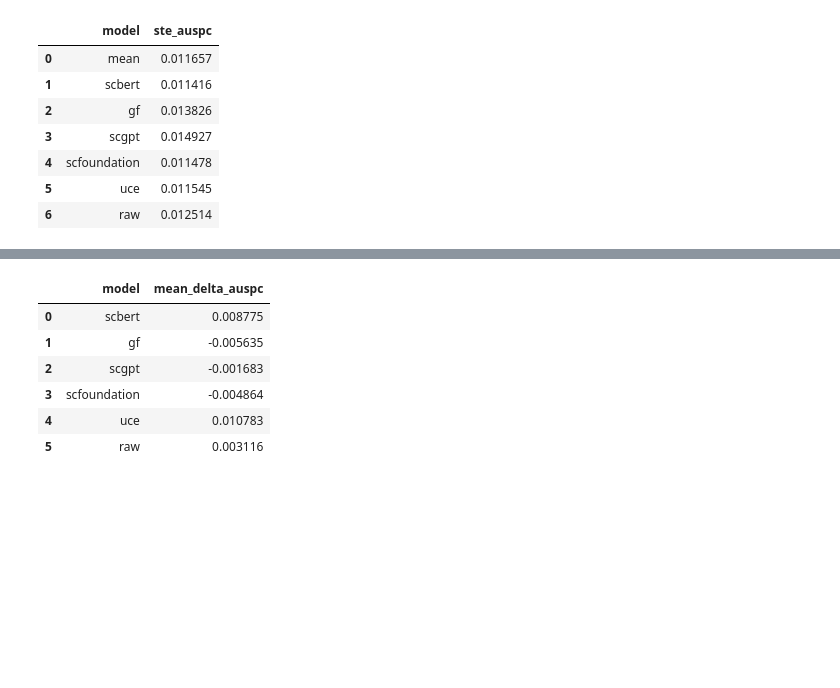
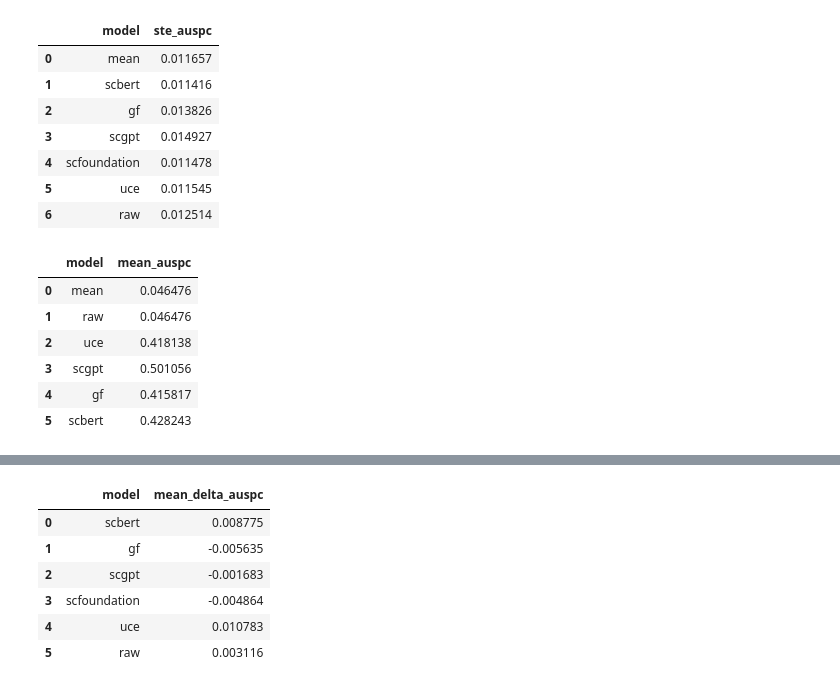
Before and after one commit to aaronwtr/PertEval, a Jupyter notebook: notebooks/plots/individual_perturbation_results.ipynb, the cells around one changed output, grey strips where cells are left out. Drawn from its saved outputs; the diff is of its cells as text; code cells hidden in the pictures; blank space fills up the shorter version.

```diff
--- a/notebooks/plots/individual_perturbation_results.ipynb
+++ b/notebooks/plots/individual_perturbation_results.ipynb
@@ -323,21 +389,11 @@ def calculate_delta_auspc(phi_b, phi_m, mean_ste, model_ste, s):
 # %%
 import pandas as pd
 
-def collect_auspc_results():
+def collect_auspc_results(models):
     results = {
         'model': [],
         'mean_auspc': [],
         'ste_auspc': []
-    }
-
-    models = {
-        'mean': df_mean_ind_grouped,
-        'scbert': df_scbert_ind_grouped,
-        'gf': df_gf_ind_grouped,
-        'scgpt': df_scgpt_ind_grouped,
-        'scfoundation': df_scf_ind_grouped,
-        'uce': df_uce_ind_grouped,
-        'raw': df_raw_ind_grouped
     }
 
     s = sorted([float(s) for s in df_mean_ind_grouped['data.split'].unique()])
@@ -362,7 +418,16 @@ def collect_auspc_results():
     return mean_df, ste_df
 
 # Run the function and collect the results in dataframes
-auspc_ind, ste_df_ind = collect_auspc_results()
+models = {
+        'mean': df_mean_ind_grouped,
+        'scbert': df_scbert_ind_grouped,
+        'gf': df_gf_ind_grouped,
+        'scgpt': df_scgpt_ind_grouped,
+        'scfoundation': df_scf_ind_grouped,
+        'uce': df_uce_ind_grouped,
+        'raw': df_raw_ind_grouped
+    }
+auspc_ind, ste_df_ind = collect_auspc_results(models)
 auspc_ind
 # %% [output]
 |  | model | mean_auspc |
@@ -384,3 +449,22 @@ ste_df_ind
 | 4 | scfoundation | 0.011478 |
 | 5 | uce | 0.011545 |
 | 6 | raw | 0.012514 |
+# %%
+models_two_gene = {
+        'mean': df_mean_ind_two_grouped,
+        'raw': df_raw_ind_two_grouped,
+        'uce': df_uce_ind_two_grouped,
+        'scgpt': df_scgpt_ind_two_grouped,
+        'gf': df_gf_ind_two_grouped,
+        'scbert': df_scbert_ind_two_grouped
+    }
+auspc_ind_two_gene, ste_df_ind_two_gene = collect_auspc_results(models_two_gene)
+auspc_ind_two_gene
+# %% [output]
+|  | model | mean_auspc |
+| 0 | mean | 0.046476 |
+| 1 | raw | 0.046476 |
+| 2 | uce | 0.418138 |
+| 3 | scgpt | 0.501056 |
+| 4 | gf | 0.415817 |
+| 5 | scbert | 0.428243 |
```
Also changed, not shown: parts of 15 cells of this notebook, 10 other files.
